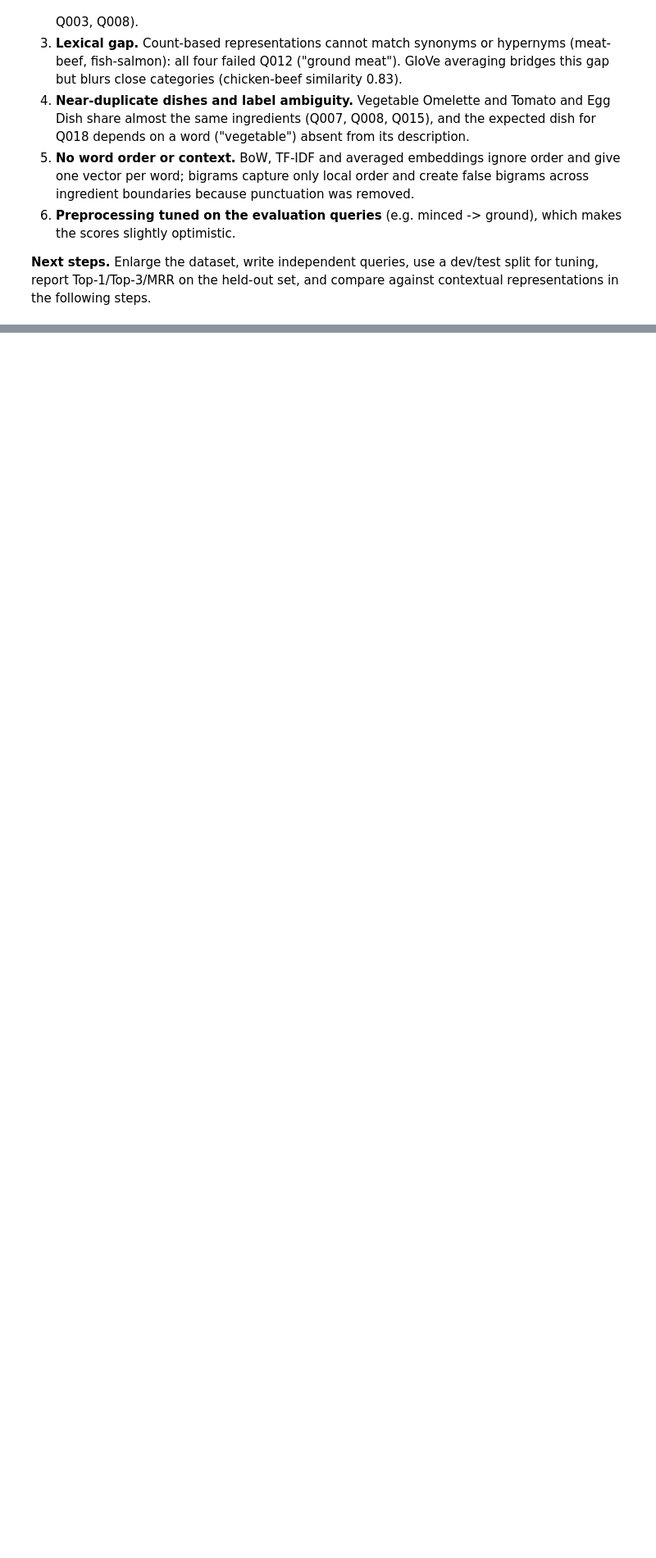
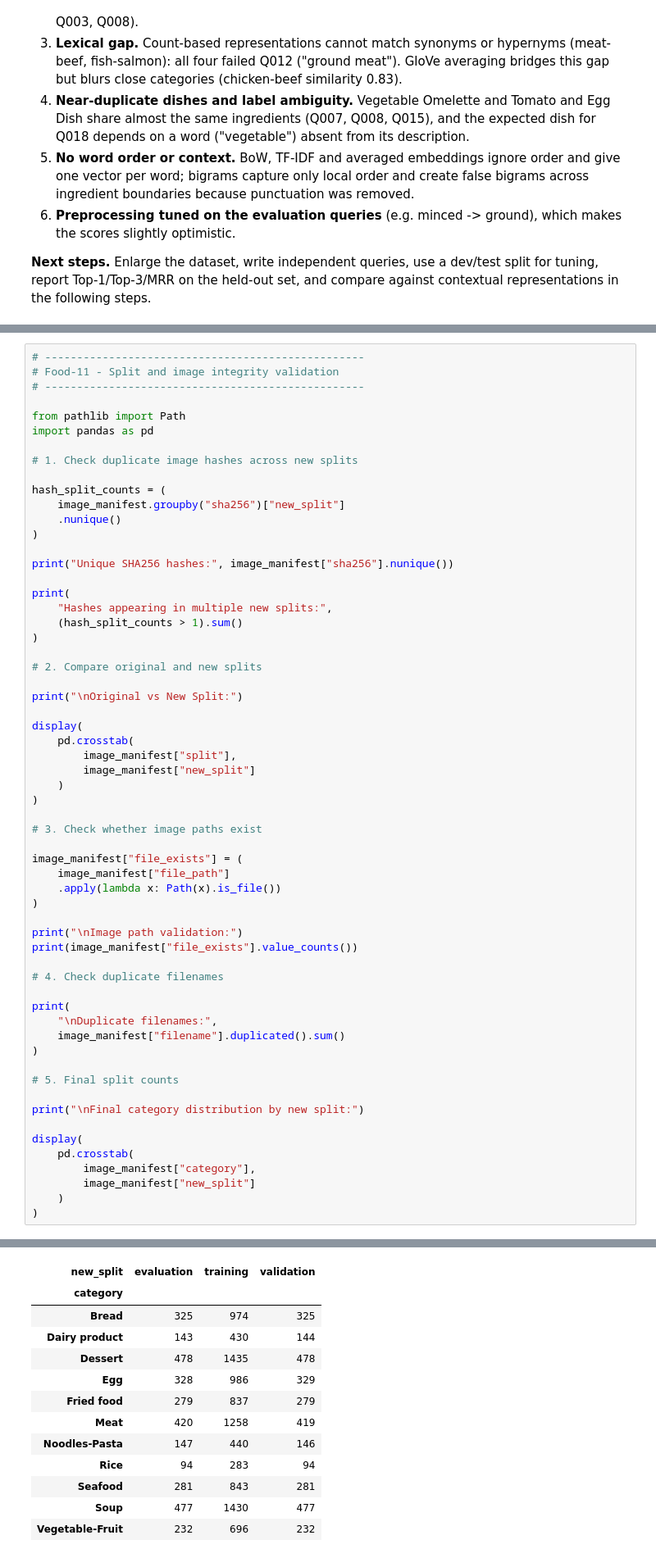
Before and after one commit to Mouhcine005/NutriVision, a Jupyter notebook: notebooks/06_classical_nlp.ipynb, the cells around one changed output, grey strips where cells are left out. Shown at 82% size. Drawn from its saved outputs; the diff is of its cells as text; blank space fills up the shorter version.

```diff
--- a/notebooks/06_classical_nlp.ipynb
+++ b/notebooks/06_classical_nlp.ipynb
@@ -1543,0 +1653,61 @@ compare against contextual representations in the following steps.
+# %%
+# --------------------------------------------------
+# Food-11 - Split and image integrity validation
+# --------------------------------------------------
+
+from pathlib import Path
+import pandas as pd
+
+# 1. Check duplicate image hashes across new splits
+
+hash_split_counts = (
+    image_manifest.groupby("sha256")["new_split"]
+    .nunique()
+)
+
+print("Unique SHA256 hashes:", image_manifest["sha256"].nunique())
+
+print(
+    "Hashes appearing in multiple new splits:",
+    (hash_split_counts > 1).sum()
+)
+
+# 2. Compare original and new splits
+
+print("\nOriginal vs New Split:")
+
+display(
+    pd.crosstab(
+        image_manifest["split"],
+        image_manifest["new_split"]
+    )
+)
+
+# 3. Check whether image paths exist
+
+image_manifest["file_exists"] = (
+    image_manifest["file_path"]
+    .apply(lambda x: Path(x).is_file())
+)
+
+print("\nImage path validation:")
+print(image_manifest["file_exists"].value_counts())
+
+# 4. Check duplicate filenames
+
+print(
+    "\nDuplicate filenames:",
+    image_manifest["filename"].duplicated().sum()
+)
+
+# 5. Final split counts
+
+print("\nFinal category distribution by new split:")
+
+display(
+    pd.crosstab(
+        image_manifest["category"],
+        image_manifest["new_split"]
+    )
+)
+# %% [output]
@@ -1543,0 +1731,13 @@ compare against contextual representations in the following steps.
+| new_split | evaluation | training | validation |
+| category |  |  |  |
+| Bread | 325 | 974 | 325 |
+| Dairy product | 143 | 430 | 144 |
+| Dessert | 478 | 1435 | 478 |
+| Egg | 328 | 986 | 329 |
+| Fried food | 279 | 837 | 279 |
+| Meat | 420 | 1258 | 419 |
+| Noodles-Pasta | 147 | 440 | 146 |
+| Rice | 94 | 283 | 94 |
+| Seafood | 281 | 843 | 281 |
+| Soup | 477 | 1430 | 477 |
+| Vegetable-Fruit | 232 | 696 | 232 |
```
Also changed, not shown: parts of 3 cells of this notebook.
